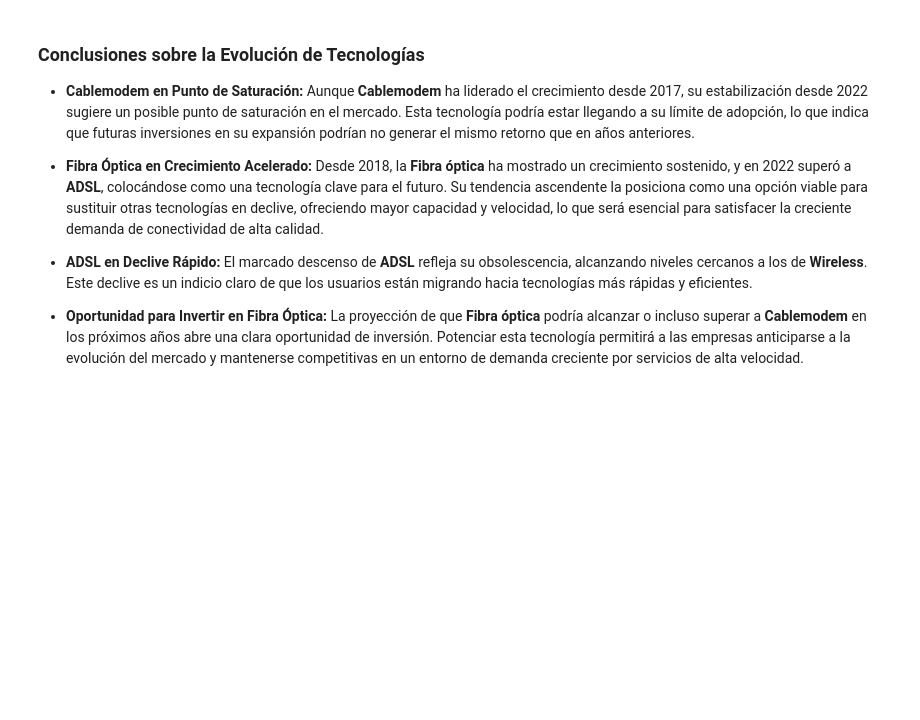
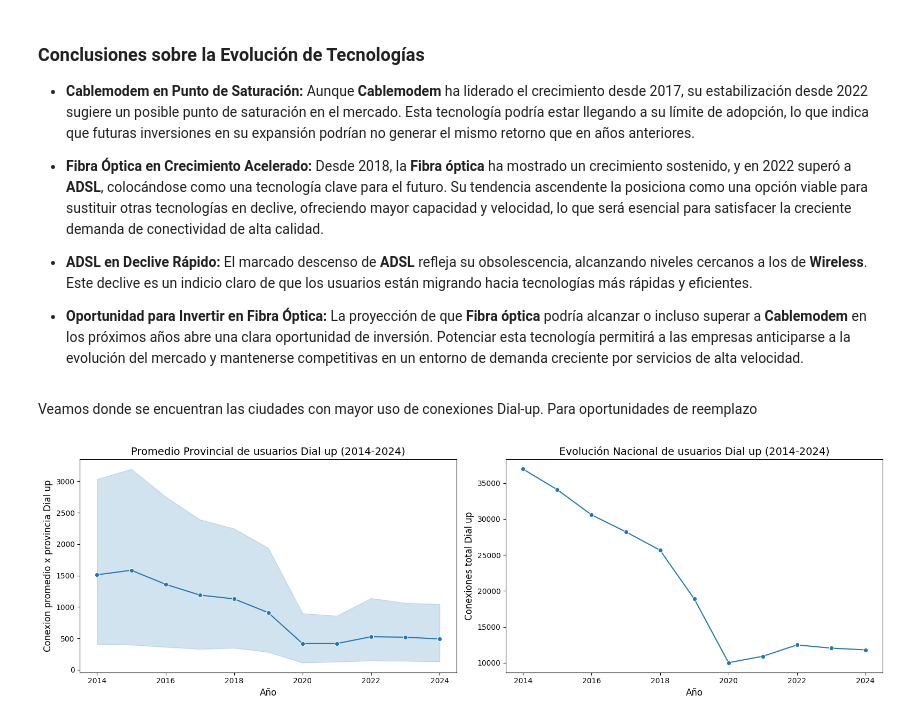
Before and after one commit to mauricioarcez/Analisis-de-Mercado-Internet-Arg, a Jupyter notebook: notebooks/eda.ipynb, the cells around one changed output. Saved outputs shown, nothing was run; the diff lists cells and outputs as text; code cells hidden in the pictures; blank space fills up the shorter version.

```diff
--- a/notebooks/eda.ipynb
+++ b/notebooks/eda.ipynb
@@ -159,3 +159,30 @@ plt.show()
 - **ADSL en Declive Rápido:** El marcado descenso de **ADSL** refleja su obsolescencia, alcanzando niveles cercanos a los de **Wireless**. Este declive es un indicio claro de que los usuarios están migrando hacia tecnologías más rápidas y eficientes.
 
 - **Oportunidad para Invertir en Fibra Óptica:** La proyección de que **Fibra óptica** podría alcanzar o incluso superar a **Cablemodem** en los próximos años abre una clara oportunidad de inversión. Potenciar esta tecnología permitirá a las empresas anticiparse a la evolución del mercado y mantenerse competitivas en un entorno de demanda creciente por servicios de alta velocidad.
+# %% [markdown]
+Veamos donde se encuentran las ciudades con mayor uso de conexiones Dial-up. Para oportunidades de reemplazo
+# %%
+dial = pd.read_csv('../data/crudo/dial_baf.csv')
+dial = dial[dial['Trimestre'] == 1]
+
+dial_total = pd.read_csv('../data/crudo/dial_total.csv')
+# %%
+# Crear el gráfico de líneas
+fig, ax = plt.subplots(1,2,figsize=(16, 5))
+
+sns.lineplot(data=dial, x='Año', y='Dial up', marker='o', ax=ax[0])
+# Configurar el gráfico
+ax[0].set_title('Promedio Provincial de usuarios Dial up (2014-2024)', fontsize=14)
+ax[0].set_xlabel('Año', fontsize=12)
+ax[0].set_ylabel('Conexion promedio x provincia Dial up', fontsize=12)
+
+sns.lineplot(data=dial_total, x='Año', y='Dial up', marker='o', ax=ax[1], errorbar=None)
+# Configurar el gráfico
+ax[1].set_title('Evolución Nacional de usuarios Dial up (2014-2024)', fontsize=14)
+ax[1].set_xlabel('Año', fontsize=12)
+ax[1].set_ylabel('Conexiones total Dial up', fontsize=12)
+
+plt.tight_layout()
+plt.show()
+# %% [output]
+[figure, added]
```
Also changed, not shown: parts of 3 cells of this notebook, 1 other file.
